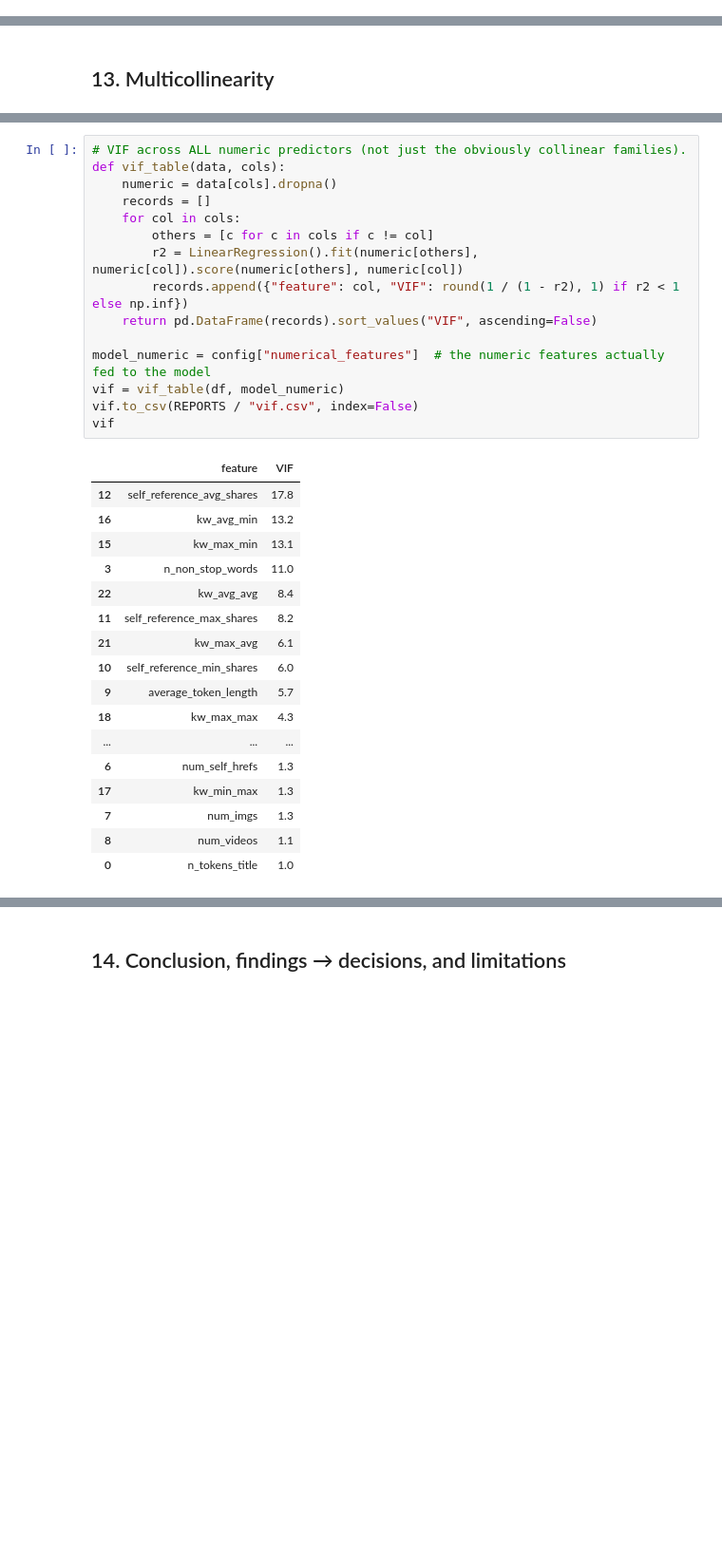
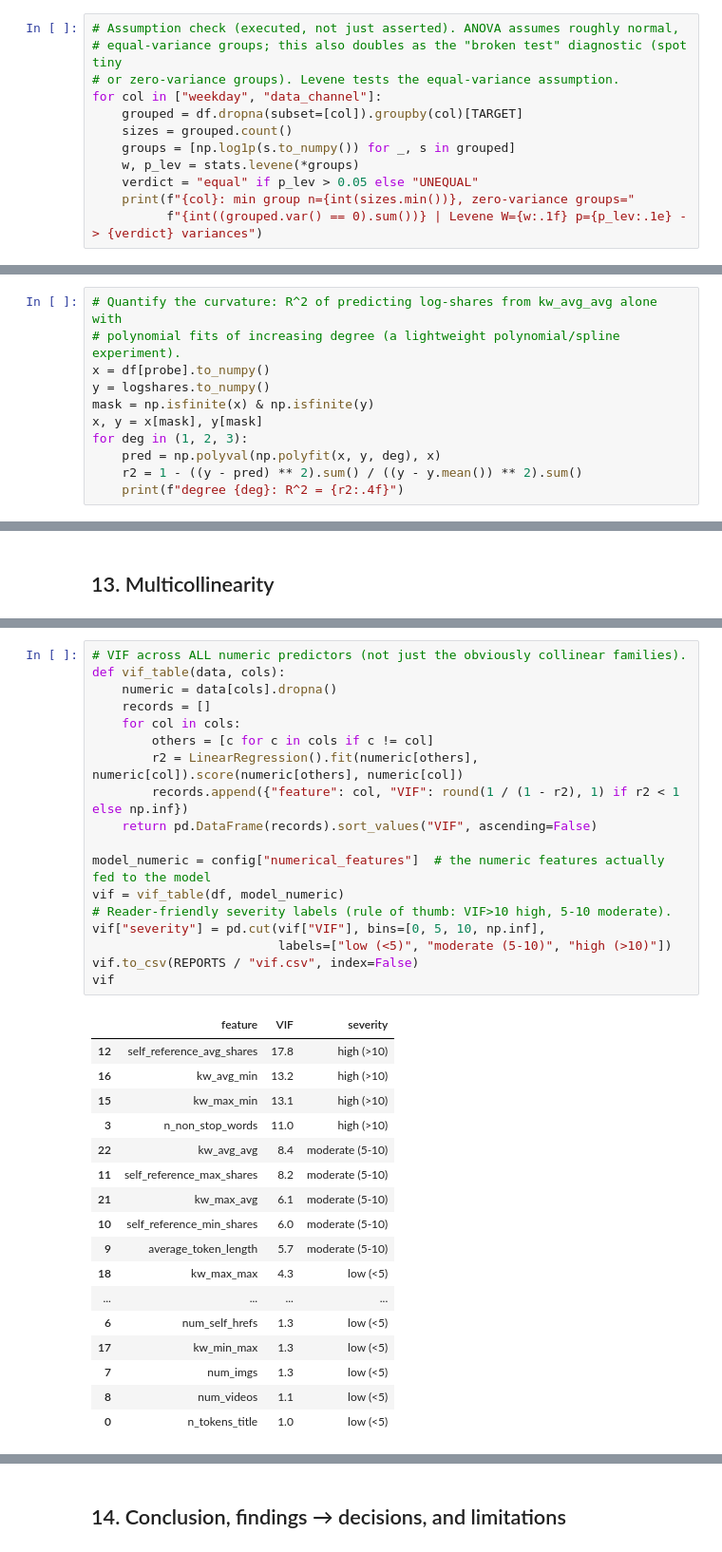
Before and after one commit to tecksiang93ai-png/Mini-Project-1, a Jupyter notebook: eda.ipynb, the cells around one changed output, grey strips where cells are left out. Shown at 95% size. Saved outputs shown, nothing was run; the diff lists cells and outputs as text; blank space fills up the shorter version.

```diff
--- a/eda.ipynb
+++ b/eda.ipynb
@@ -352,3 +400,15 @@ for col in ["weekday", "data_channel"]:
 # %% [output]
 weekday: ANOVA F=88.0 p=5.7e-110 | Kruskal H=903.6 p=6.4e-192 | eta^2=0.0146
 data_channel: ANOVA F=252.1 p=7.9e-265 | Kruskal H=1,952.1 p=0.0e+00 | eta^2=0.0401
+# %%
+# Assumption check (executed, not just asserted). ANOVA assumes roughly normal,
+# equal-variance groups; this also doubles as the "broken test" diagnostic (spot tiny
+# or zero-variance groups). Levene tests the equal-variance assumption.
+for col in ["weekday", "data_channel"]:
+    grouped = df.dropna(subset=[col]).groupby(col)[TARGET]
+    sizes = grouped.count()
+    groups = [np.log1p(s.to_numpy()) for _, s in grouped]
+    w, p_lev = stats.levene(*groups)
+    verdict = "equal" if p_lev > 0.05 else "UNEQUAL"
+    print(f"{col}: min group n={int(sizes.min())}, zero-variance groups="
+          f"{int((grouped.var() == 0).sum())} | Levene W={w:.1f} p={p_lev:.1e} -> {verdict} variances")
@@ -410,3 +479,14 @@ Name: log_shares, dtype: float64
 linearly** — the relationship is flat in the low deciles and steepens in the top ones (diminishing
 returns / a threshold effect). A plain linear term underfits this shape, which is one concrete
 reason the tree ensembles beat the linear models in the modelling stage.
+# %%
+# Quantify the curvature: R^2 of predicting log-shares from kw_avg_avg alone with
+# polynomial fits of increasing degree (a lightweight polynomial/spline experiment).
+x = df[probe].to_numpy()
+y = logshares.to_numpy()
+mask = np.isfinite(x) & np.isfinite(y)
+x, y = x[mask], y[mask]
+for deg in (1, 2, 3):
+    pred = np.polyval(np.polyfit(x, y, deg), x)
+    r2 = 1 - ((y - pred) ** 2).sum() / ((y - y.mean()) ** 2).sum()
+    print(f"degree {deg}: R^2 = {r2:.4f}")
@@ -569,34 +672,37 @@ plt.show()
 # %%
 # VIF across ALL numeric predictors (not just the obviously collinear families).
 def vif_table(data, cols):
     numeric = data[cols].dropna()
     records = []
     for col in cols:
         others = [c for c in cols if c != col]
         r2 = LinearRegression().fit(numeric[others], numeric[col]).score(numeric[others], numeric[col])
         records.append({"feature": col, "VIF": round(1 / (1 - r2), 1) if r2 < 1 else np.inf})
     return pd.DataFrame(records).sort_values("VIF", ascending=False)
 
 model_numeric = config["numerical_features"]  # the numeric features actually fed to the model
 vif = vif_table(df, model_numeric)
+# Reader-friendly severity labels (rule of thumb: VIF>10 high, 5-10 moderate).
+vif["severity"] = pd.cut(vif["VIF"], bins=[0, 5, 10, np.inf],
+                         labels=["low (<5)", "moderate (5-10)", "high (>10)"])
 vif.to_csv(REPORTS / "vif.csv", index=False)
 vif
 # %% [output]
-|  | feature | VIF |
-| 12 | self_reference_avg_shares | 17.8 |
-| 16 | kw_avg_min | 13.2 |
-| 15 | kw_max_min | 13.1 |
-| 3 | n_non_stop_words | 11.0 |
-| 22 | kw_avg_avg | 8.4 |
-| 11 | self_reference_max_shares | 8.2 |
-| 21 | kw_max_avg | 6.1 |
-| 10 | self_reference_min_shares | 6.0 |
-| 9 | average_token_length | 5.7 |
-| 18 | kw_max_max | 4.3 |
-| ... | ... | ... |
-| 6 | num_self_hrefs | 1.3 |
-| 17 | kw_min_max | 1.3 |
-| 7 | num_imgs | 1.3 |
-| 8 | num_videos | 1.1 |
-| 0 | n_tokens_title | 1.0 |
+|  | feature | VIF | severity |
+| 12 | self_reference_avg_shares | 17.8 | high (>10) |
+| 16 | kw_avg_min | 13.2 | high (>10) |
+| 15 | kw_max_min | 13.1 | high (>10) |
+| 3 | n_non_stop_words | 11.0 | high (>10) |
+| 22 | kw_avg_avg | 8.4 | moderate (5-10) |
+| 11 | self_reference_max_shares | 8.2 | moderate (5-10) |
+| 21 | kw_max_avg | 6.1 | moderate (5-10) |
+| 10 | self_reference_min_shares | 6.0 | moderate (5-10) |
+| 9 | average_token_length | 5.7 | moderate (5-10) |
+| 18 | kw_max_max | 4.3 | low (<5) |
+| ... | ... | ... | ... |
+| 6 | num_self_hrefs | 1.3 | low (<5) |
+| 17 | kw_min_max | 1.3 | low (<5) |
+| 7 | num_imgs | 1.3 | low (<5) |
+| 8 | num_videos | 1.1 | low (<5) |
+| 0 | n_tokens_title | 1.0 | low (<5) |
 # %% [markdown]
```
Also changed, not shown: parts of 14 cells of this notebook, 14 other files.
